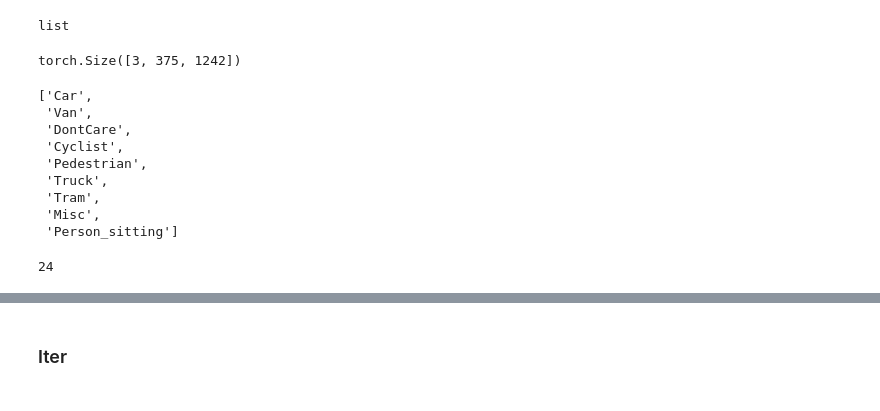
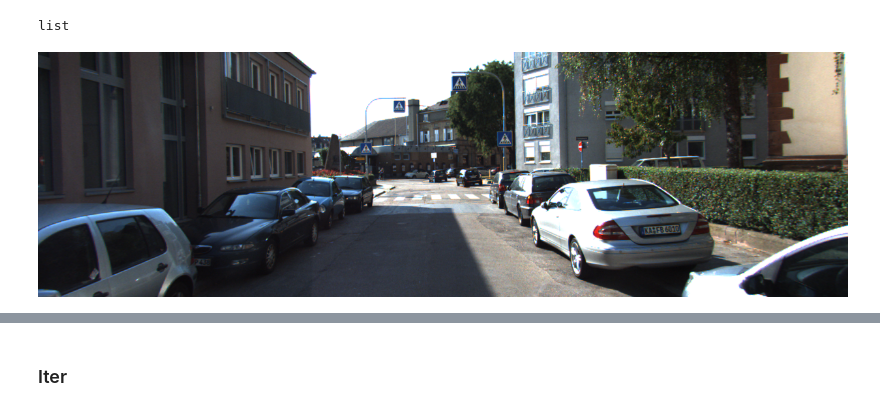
Before and after one commit to bthek1/DeepLearning, a Jupyter notebook: nbs/013_Datasets_and_DataLoaders.ipynb, the cells around one changed output, grey strips where cells are left out. Drawn from its saved outputs; the diff is of its cells as text; code cells hidden in the pictures.

```diff
--- a/nbs/013_Datasets_and_DataLoaders.ipynb
+++ b/nbs/013_Datasets_and_DataLoaders.ipynb
@@ -514,14 +515,21 @@ batch_size = 16
 
 # Define transforms
 # Define transforms for the dataset
-transform = transforms.Compose([
-    transforms.Resize((375, 1242)),  # Resize images to 224x224
-    transforms.ToTensor(),           # Convert images to PyTorch tensors
-    # transforms.Normalize(mean=[0.485, 0.456, 0.406], std=[0.229, 0.224, 0.225])  # Normalize images
-])
+transform2 = v2.Compose(
+    [
+        v2.ToImage(),
+        # v2.Resize(size = desired_size),  # Resize image
+        v2.RandomPhotometricDistort(p=0.2),
+        # v2.RandomZoomOut(fill={tv_tensors.Image: (123, 117, 104), "others": 0}),
+        # # v2.RandomIoUCrop(),
+        v2.RandomHorizontalFlip(p=0.4),
+        # # v2.SanitizeBoundingBoxes(),
+        v2.ToDtype(torch.float32, scale=True),
+    ]
+)
 # %%
 # Load KITTI train dataset
-train_dataset = Kitti_v2(root=path, train='true', download=True, transform=transform)
+train_dataset = Kitti_v2(root=path, train='true', download=True, transform=transform2)
 
 # Load KITTI test dataset
-test_dataset = Kitti_v2(root=path, train='false', download=True, transform=transform)
+test_dataset = Kitti_v2(root=path, train='false', download=True, transform=transform2)
@@ -566,6 +586,6 @@ type(targets)
 # %% [output]
 list
 # %%
-image.shape
+image
 # %% [output]
-torch.Size([3, 375, 1242])
+[figure, added]
@@ -579,24 +592,4 @@ for image, targets in tqdm(train_dataset):
 # %%
-car_types
+car_types = ['Car', 'Van', 'DontCare',
+             'Cyclist', 'Pedestrian', 'Truck',
+             'Tram', 'Misc', 'Person_sitting']
-# %% [output]
-['Car',
- 'Van',
- 'DontCare',
- 'Cyclist',
- 'Pedestrian',
- 'Truck',
- 'Tram',
- 'Misc',
- 'Person_sitting']
-# %%
-max_len = 0
-target_items = []
-
-for image, targets in tqdm(train_dataset):
-    target_items.append(len(targets))
-    if len(targets) > max_len:
-        max_len = len(targets)
-
-print(f'\r{max_len}', end='')
-# %% [output]
-24
```
Also changed, not shown: parts of 36 cells of this notebook, 6 other files.
